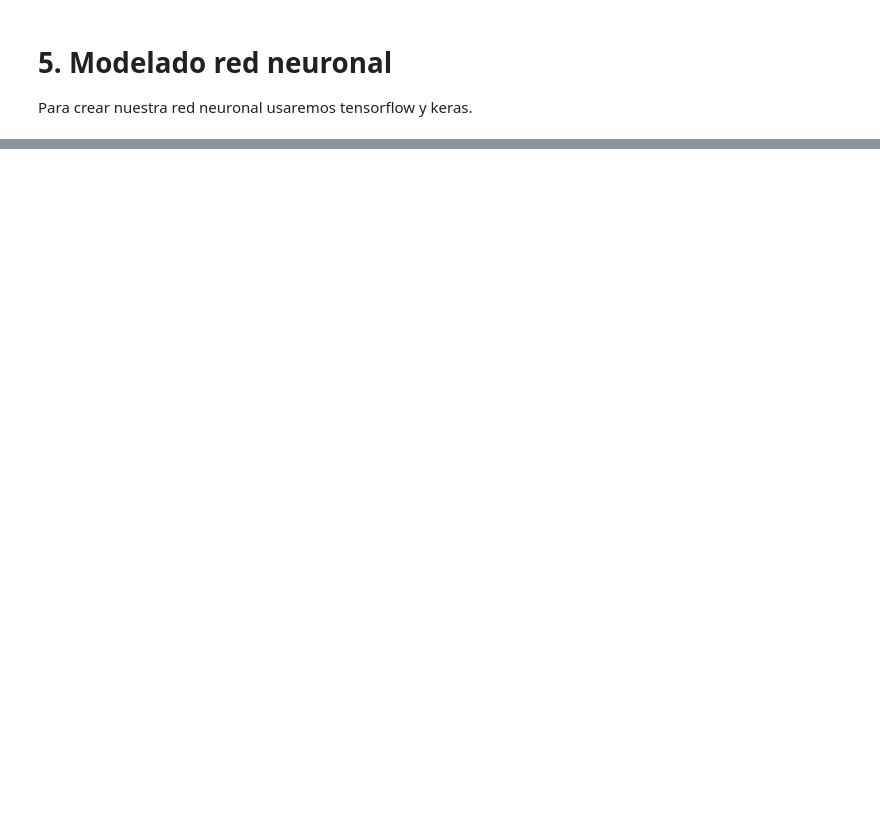
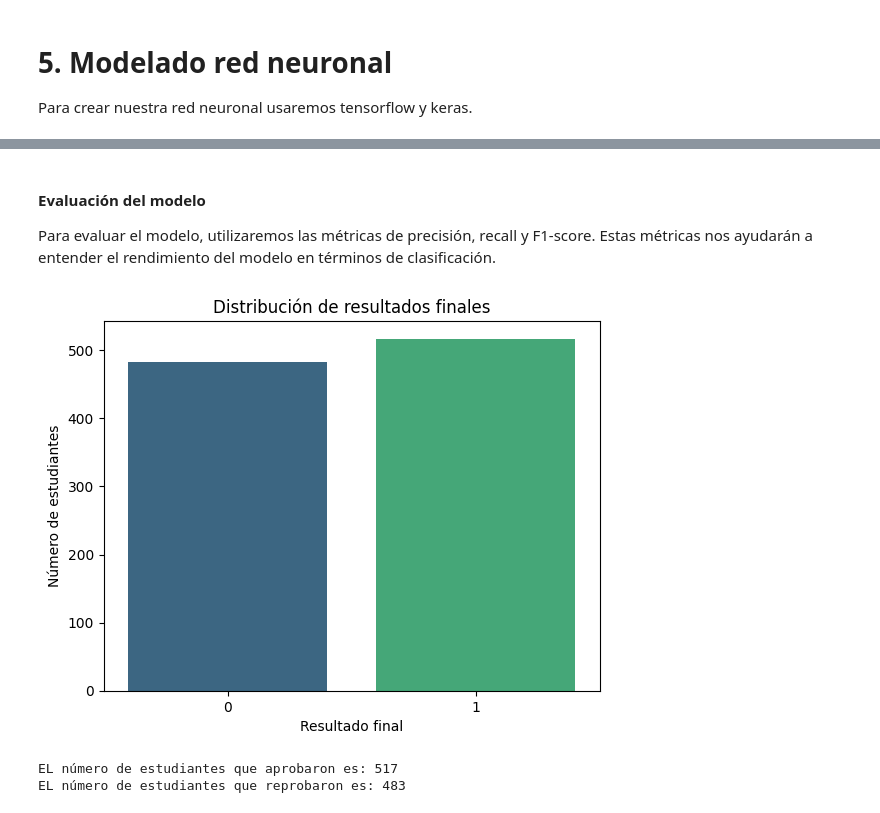
Before and after one commit to DDRM22/Proyectos, a Jupyter notebook: 2025/Evaluación desempeño educativo/Evaluación_Desempeño.ipynb, the cells around one changed output, grey strips where cells are left out. Drawn from its saved outputs; the diff is of its cells as text; code cells hidden in the pictures; blank space fills up the shorter version.

```diff
--- a/2025/Evaluación desempeño educativo/Evaluación_Desempeño.ipynb
+++ b/2025/Evaluación desempeño educativo/Evaluación_Desempeño.ipynb
@@ -316,0 +396,19 @@ ValueError: Invalid dtype: object
+# %% [markdown]
+#### Evaluación del modelo
+
+Para evaluar el modelo, utilizaremos las métricas de precisión, recall y F1-score. Estas métricas nos ayudarán a entender el rendimiento del modelo en términos de clasificación.
+# %%
+# Visualización de la variable final_result
+
+sns.countplot(x='final_result', data=data_raw, palette='viridis')
+plt.title('Distribución de resultados finales')
+plt.xlabel('Resultado final')
+plt.ylabel('Número de estudiantes')
+plt.show()
+
+print(f"EL número de estudiantes que aprobaron es: {data_raw['final_result'].value_counts()[1]}")
+print(f"EL número de estudiantes que reprobaron es: {data_raw['final_result'].value_counts()[0]}")
+# %% [output]
+[figure, added]
+EL número de estudiantes que aprobaron es: 517
+EL número de estudiantes que reprobaron es: 483
```
Also changed, not shown: parts of 13 cells of this notebook.
